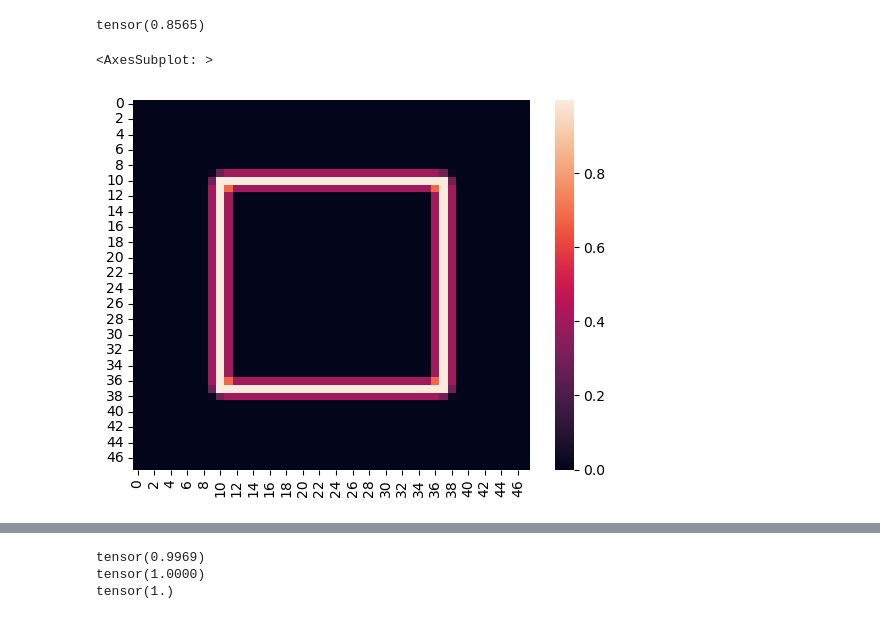
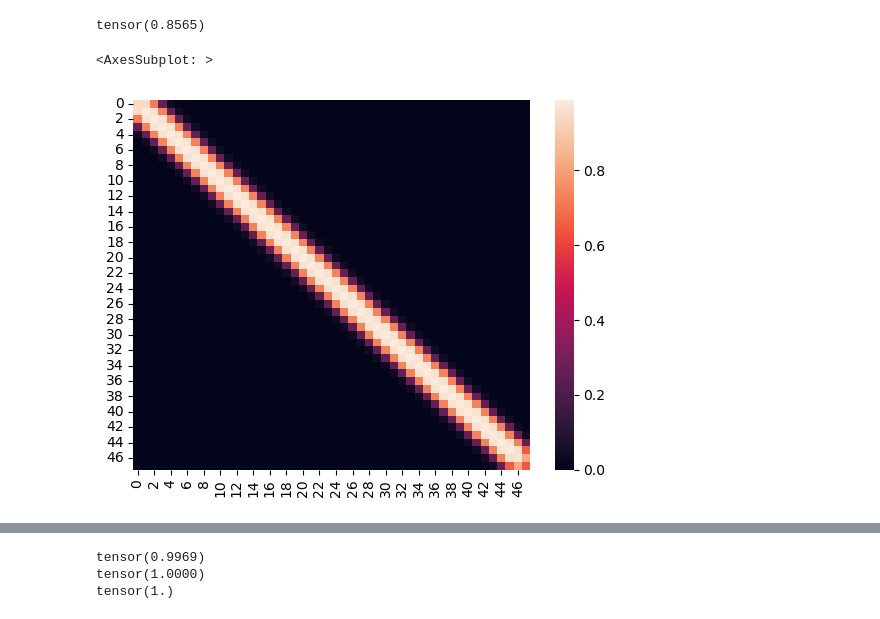
Before and after one commit to kabaten/kb_jisyupro, a Jupyter notebook: generate_path.ipynb, the cells around one changed output, grey strips where cells are left out. Drawn from its saved outputs; the diff is of its cells as text; code cells hidden in the pictures.

```diff
--- a/generate_path.ipynb
+++ b/generate_path.ipynb
@@ -299,16 +299,16 @@ line0.max()
 # %% [output]
 tensor(0.8565)
 # %%
-points1 = torch.tensor([[[10, 10, 0.25],
-                         [37, 10, 0.25],
-                         [37, 37, 0.25],
-                         [10, 37, 0.25],
-                         [10, 10, 0.25]]])
-# points1 = torch.tensor([[[1, 1, 0.25],
-#                          [46,46,0.25]]])
+# points1 = torch.tensor([[[10, 10, 0.25],
+#                          [37, 10, 0.25],
+#                          [37, 37, 0.25],
+#                          [10, 37, 0.25],
+#                          [10, 10, 0.25]]])
+points1 = torch.tensor([[[0, 0, 1.],
+                         [47,47,1.]]])
 line1 = plot2(points1)
 sns.heatmap(line1.detach().numpy()[0])
 # %% [output]
 <AxesSubplot: >
-[figure, old version]
+[figure, new version]
 # %%
```
Also changed, not shown: parts of 3 cells of this notebook, 19 other files.
